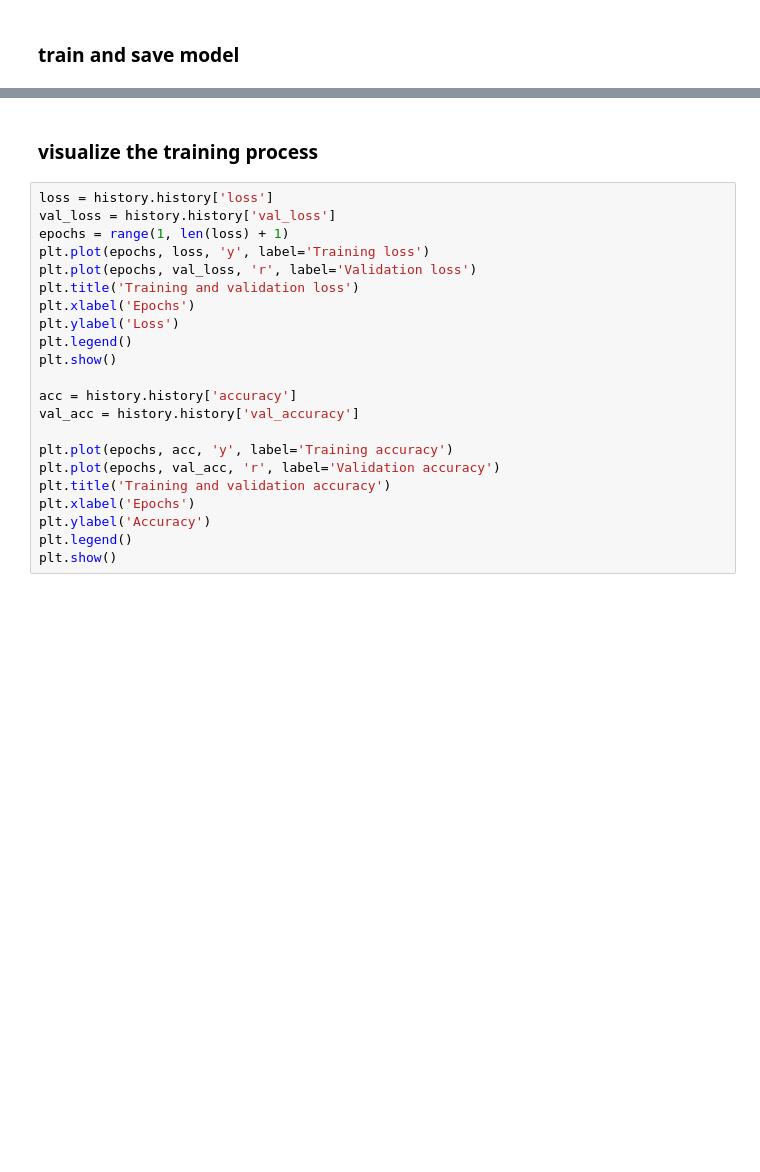
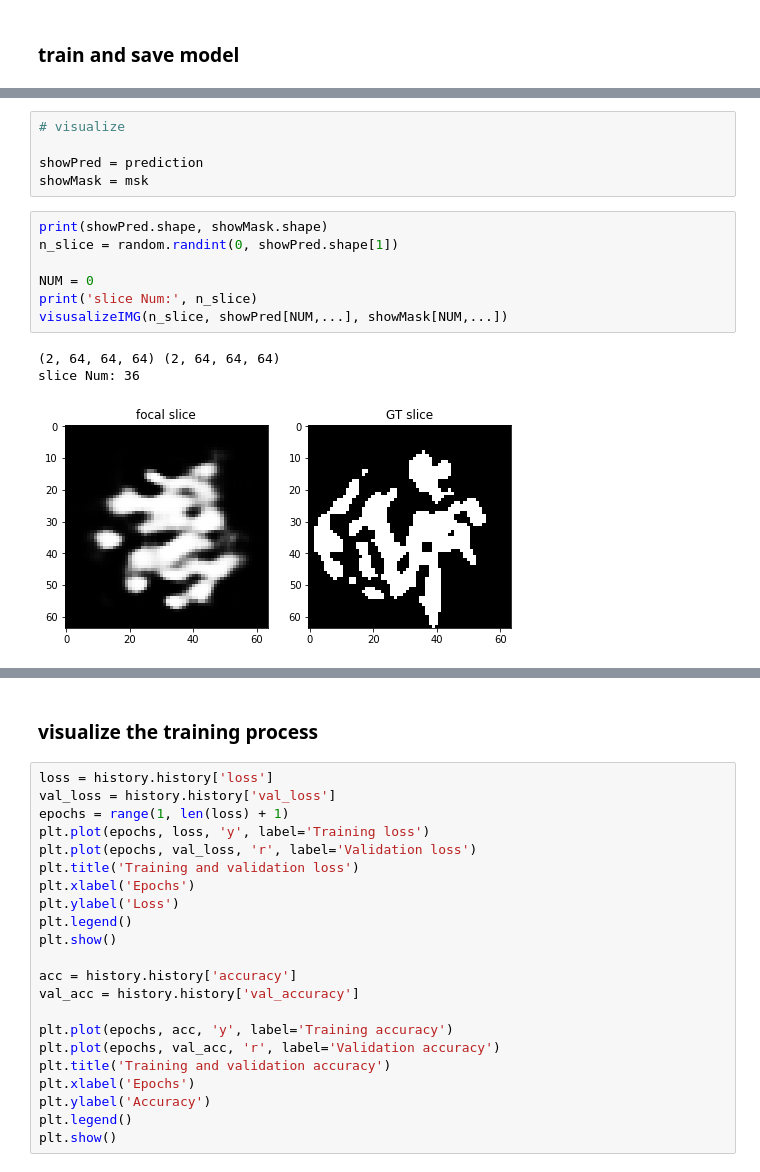
Before and after one commit to leeroyhannover/3DUnet_keras, a Jupyter notebook: train.ipynb, the cells around one changed output, grey strips where cells are left out. Cells and saved outputs as stored; diff of their text form; blank space fills up the shorter version.

```diff
--- a/train.ipynb
+++ b/train.ipynb
@@ -228 +382,17 @@ ________________________________________________________________________________
+# %%
+# visualize
+
+showPred = prediction
+showMask = msk
+# %%
+print(showPred.shape, showMask.shape)
+n_slice = random.randint(0, showPred.shape[1])
+
+NUM = 0
+print('slice Num:', n_slice)
+visusalizeIMG(n_slice, showPred[NUM,...], showMask[NUM,...])
+# %% [output]
+(2, 64, 64, 64) (2, 64, 64, 64)
+slice Num: 36
+[figure, added]
 # %%
```
Also changed, not shown: parts of 14 cells of this notebook, 9 other files.
